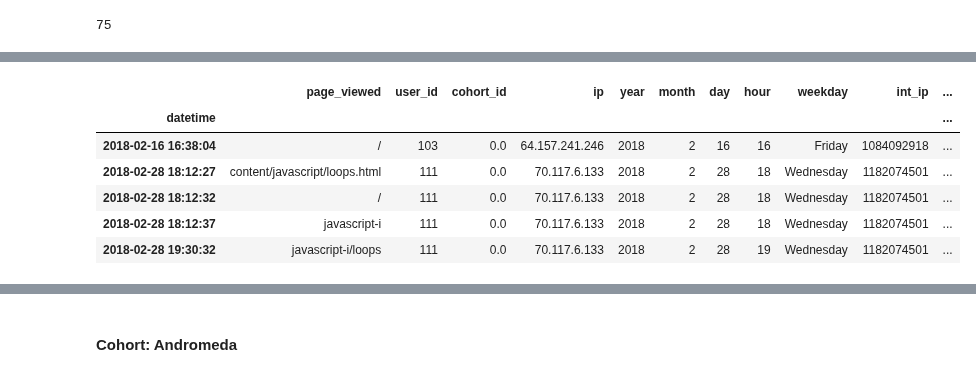
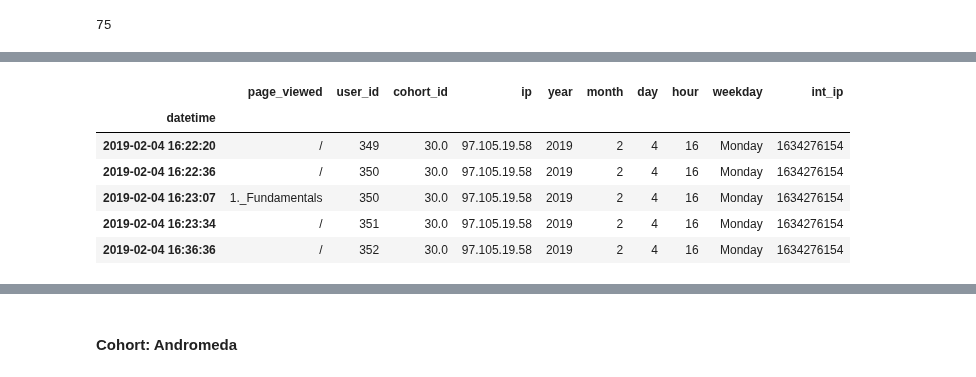
Before and after one commit to CSolitaire/anomaly-detection-exercises, a Jupyter notebook: anomaly_detection_mini_project.ipynb, the cells around one changed output, grey strips where cells are left out. Saved outputs shown, nothing was run; the diff lists cells and outputs as text; code cells hidden in the pictures.

```diff
--- a/anomaly_detection_mini_project.ipynb
+++ b/anomaly_detection_mini_project.ipynb
@@ -336,26 +345,63 @@ ada.head()
 # %%
 # To find ada must find not ada first
 ada = ada[ada.user_id != 48]
 ada = ada[ada.user_id != 54]
 ada = ada[ada.user_id != 58]
 ada = ada[ada.user_id != 59]
 ada = ada[ada.user_id != 61]
 ada = ada[ada.user_id != 62]
 ada = ada[ada.user_id != 63]
+ada = ada[ada.user_id != 64]
 ada = ada[ada.user_id != 73]
 ada = ada[ada.user_id != 74]
 ada = ada[ada.user_id != 78]
 ada = ada[ada.user_id != 79]
 ada = ada[ada.user_id != 86]
 ada = ada[ada.user_id != 88]
 ada = ada[ada.user_id != 89]
 ada = ada[ada.user_id != 100]
+ada = ada[ada.user_id != 103]
+ada = ada[ada.user_id != 111]
+ada = ada[ada.user_id != 137]
+ada = ada[ada.user_id != 166]
+ada = ada[ada.user_id != 176]
+ada = ada[ada.user_id != 213]
+ada = ada[ada.user_id != 247]
+ada = ada[ada.user_id != 317]
+ada = ada[ada.user_id != 782]
+ada = ada[ada.user_id != 744]
+ada = ada[ada.user_id != 736]
+ada = ada[ada.user_id != 731]
+ada = ada[ada.user_id != 729]
+ada = ada[ada.user_id != 728]
+ada = ada[ada.user_id != 727]
+ada = ada[ada.user_id != 726]
+ada = ada[ada.user_id != 725]
+ada = ada[ada.user_id != 724]
+ada = ada[ada.user_id != 723]
+ada = ada[ada.user_id != 722]
+ada = ada[ada.user_id != 721]
+ada = ada[ada.user_id != 720]
+ada = ada[ada.user_id != 719]
+ada = ada[ada.user_id != 718]
+ada = ada[ada.user_id != 717]
+ada = ada[ada.user_id != 716]
+ada = ada[ada.user_id != 715]
+ada = ada[ada.user_id != 714]
+ada = ada[ada.user_id != 713]
+ada = ada[ada.user_id != 663]
+ada = ada[ada.user_id != 644]
+ada = ada[ada.user_id != 544]
+ada = ada[ada.user_id != 429]
+ada = ada[ada.user_id != 406]
+ada = ada[ada.user_id != 403]
+ada['cohort_id'] = ada['cohort_id'].replace(0,30)
 ada.head()
 # %% [output]
-|  | page_viewed | user_id | cohort_id | ip | year | month | day | hour | weekday | int_ip | ... |
-| datetime |  |  |  |  |  |  |  |  |  |  | ... |
-| 2018-02-16 16:38:04 | / | 103 | 0.0 | 64.157.241.246 | 2018 | 2 | 16 | 16 | Friday | 1084092918 | ... |
-| 2018-02-28 18:12:27 | content/javascript/loops.html | 111 | 0.0 | 70.117.6.133 | 2018 | 2 | 28 | 18 | Wednesday | 1182074501 | ... |
-| 2018-02-28 18:12:32 | / | 111 | 0.0 | 70.117.6.133 | 2018 | 2 | 28 | 18 | Wednesday | 1182074501 | ... |
-| 2018-02-28 18:12:37 | javascript-i | 111 | 0.0 | 70.117.6.133 | 2018 | 2 | 28 | 18 | Wednesday | 1182074501 | ... |
-| 2018-02-28 19:30:32 | javascript-i/loops | 111 | 0.0 | 70.117.6.133 | 2018 | 2 | 28 | 19 | Wednesday | 1182074501 | ... |
+|  | page_viewed | user_id | cohort_id | ip | year | month | day | hour | weekday | int_ip |
+| datetime |  |  |  |  |  |  |  |  |  |  |
+| 2019-02-04 16:22:20 | / | 349 | 30.0 | 97.105.19.58 | 2019 | 2 | 4 | 16 | Monday | 1634276154 |
+| 2019-02-04 16:22:36 | / | 350 | 30.0 | 97.105.19.58 | 2019 | 2 | 4 | 16 | Monday | 1634276154 |
+| 2019-02-04 16:23:07 | 1._Fundamentals | 350 | 30.0 | 97.105.19.58 | 2019 | 2 | 4 | 16 | Monday | 1634276154 |
+| 2019-02-04 16:23:34 | / | 351 | 30.0 | 97.105.19.58 | 2019 | 2 | 4 | 16 | Monday | 1634276154 |
+| 2019-02-04 16:36:36 | / | 352 | 30.0 | 97.105.19.58 | 2019 | 2 | 4 | 16 | Monday | 1634276154 |
```
Also changed, not shown: parts of 80 cells of this notebook.
